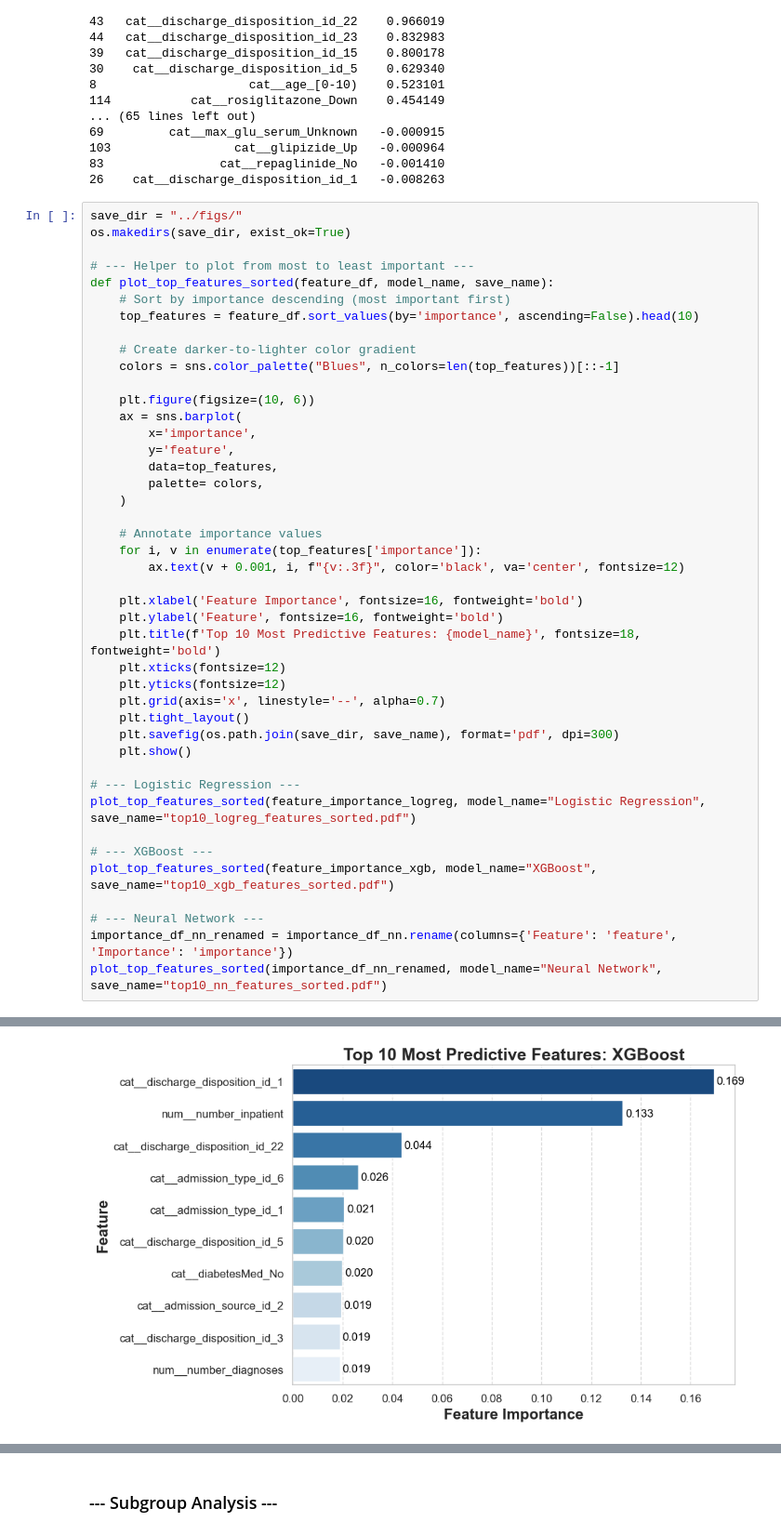
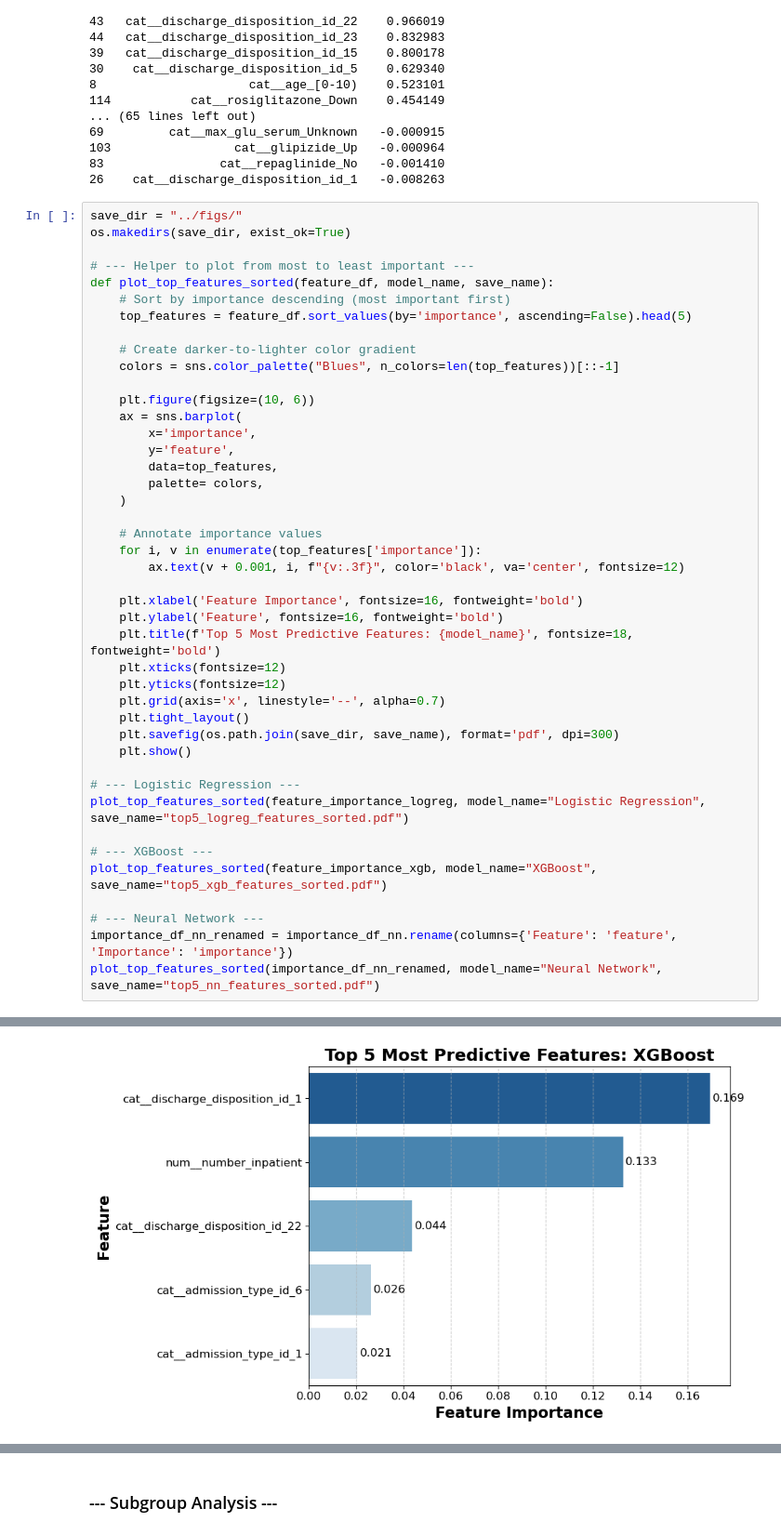
Before and after one commit to yuygao/PH_240C, a Jupyter notebook: code/code.ipynb, the cells around one changed output, grey strips where cells are left out. Shown at 93% size. Cells and saved outputs as stored; diff of their text form.

```diff
--- a/code/code.ipynb
+++ b/code/code.ipynb
@@ -762,7 +739,7 @@ os.makedirs(save_dir, exist_ok=True)
 # --- Helper to plot from most to least important ---
 def plot_top_features_sorted(feature_df, model_name, save_name):
     # Sort by importance descending (most important first)
-    top_features = feature_df.sort_values(by='importance', ascending=False).head(10)
+    top_features = feature_df.sort_values(by='importance', ascending=False).head(5)
 
     # Create darker-to-lighter color gradient
     colors = sns.color_palette("Blues", n_colors=len(top_features))[::-1]
@@ -781,7 +758,7 @@ def plot_top_features_sorted(feature_df, model_name, save_name):
 
     plt.xlabel('Feature Importance', fontsize=16, fontweight='bold')
     plt.ylabel('Feature', fontsize=16, fontweight='bold')
-    plt.title(f'Top 10 Most Predictive Features: {model_name}', fontsize=18, fontweight='bold')
+    plt.title(f'Top 5 Most Predictive Features: {model_name}', fontsize=18, fontweight='bold')
     plt.xticks(fontsize=12)
     plt.yticks(fontsize=12)
     plt.grid(axis='x', linestyle='--', alpha=0.7)
@@ -790,12 +767,12 @@ def plot_top_features_sorted(feature_df, model_name, save_name):
     plt.show()
 
 # --- Logistic Regression ---
-plot_top_features_sorted(feature_importance_logreg, model_name="Logistic Regression", save_name="top10_logreg_features_sorted.pdf")
+plot_top_features_sorted(feature_importance_logreg, model_name="Logistic Regression", save_name="top5_logreg_features_sorted.pdf")
 
 # --- XGBoost ---
-plot_top_features_sorted(feature_importance_xgb, model_name="XGBoost", save_name="top10_xgb_features_sorted.pdf")
+plot_top_features_sorted(feature_importance_xgb, model_name="XGBoost", save_name="top5_xgb_features_sorted.pdf")
 
 # --- Neural Network ---
 importance_df_nn_renamed = importance_df_nn.rename(columns={'Feature': 'feature', 'Importance': 'importance'})
-plot_top_features_sorted(importance_df_nn_renamed, model_name="Neural Network", save_name="top10_nn_features_sorted.pdf")
+plot_top_features_sorted(importance_df_nn_renamed, model_name="Neural Network", save_name="top5_nn_features_sorted.pdf")
 # %% [output]
@@ -803 +780 @@ plot_top_features_sorted(importance_df_nn_renamed, model_name="Neural Network",
-[figure, old version]
+[figure, new version]
```
Also changed, not shown: parts of 11 cells of this notebook, 38 other files.
